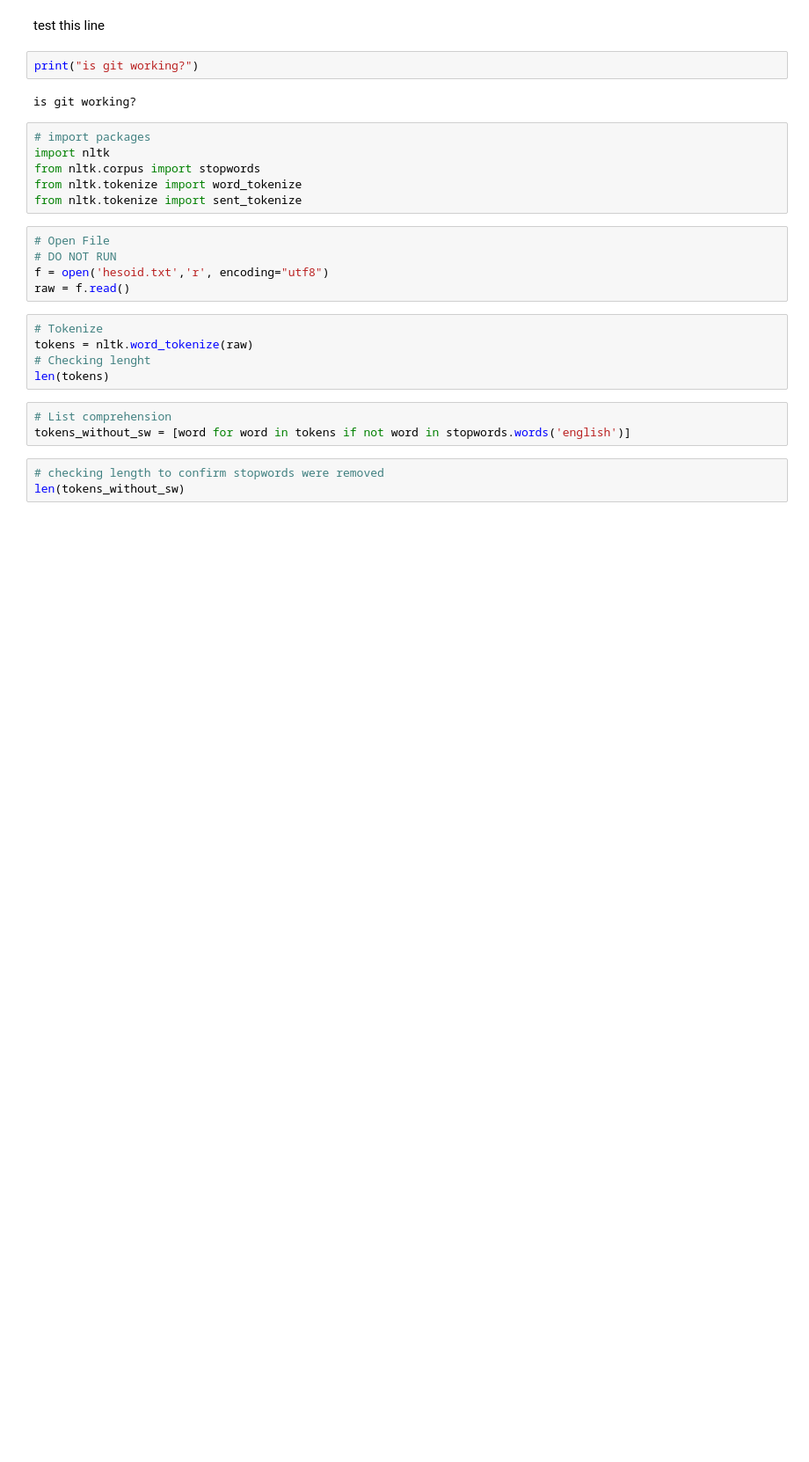
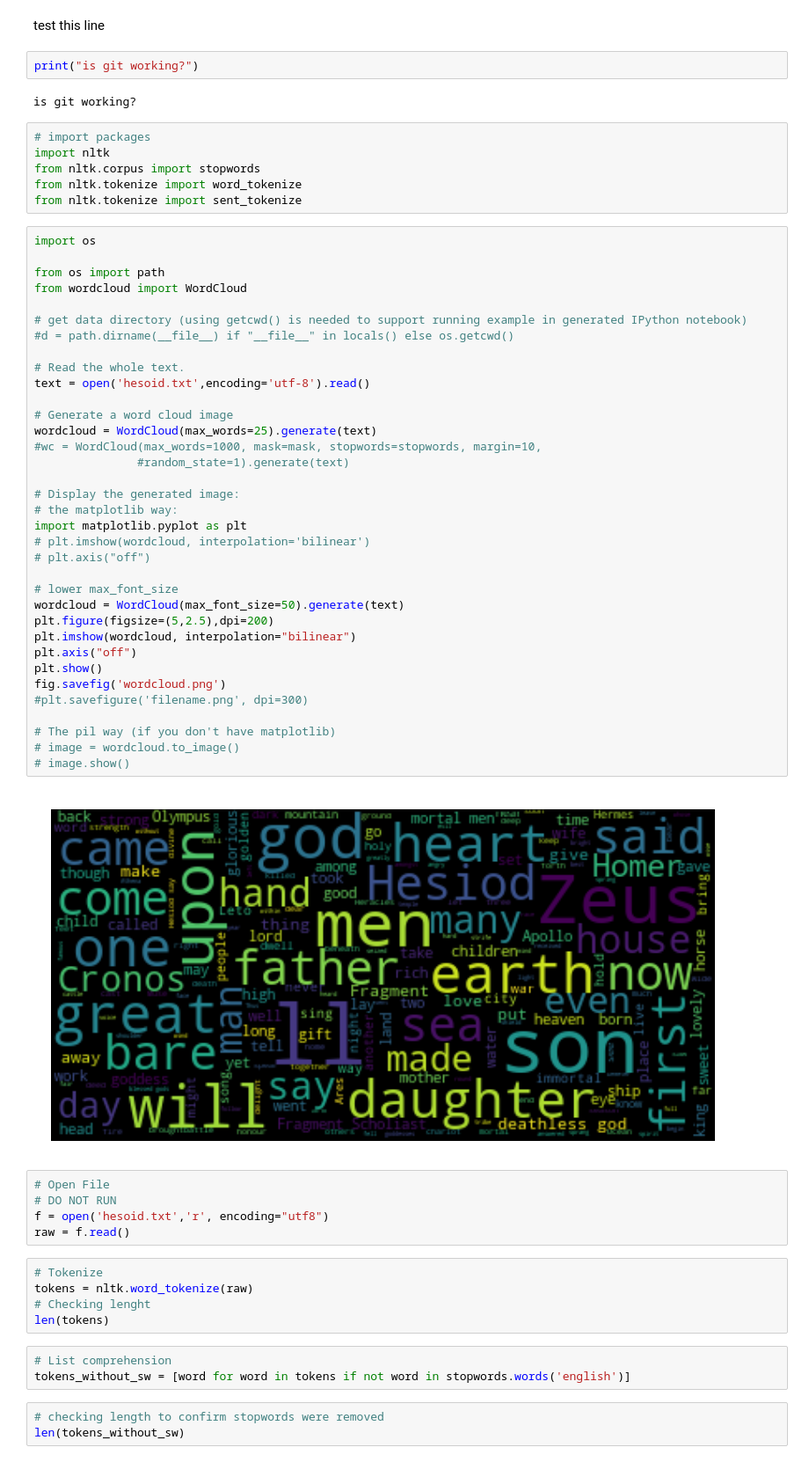
Before and after one commit to searanch/hesiod, a Jupyter notebook: hesiod.ipynb, the cells around one changed output. Shown: that part at 88% size. Saved outputs shown, nothing was run; the diff lists cells and outputs as text; blank space fills up the shorter version.

Commit message:
Created wordclod and saved to image.

```diff
--- a/hesiod.ipynb
+++ b/hesiod.ipynb
@@ -14,6 +14,43 @@ import nltk
 from nltk.corpus import stopwords
 from nltk.tokenize import word_tokenize
 from nltk.tokenize import sent_tokenize
+# %%
+import os
+
+from os import path
+from wordcloud import WordCloud
+
+# get data directory (using getcwd() is needed to support running example in generated IPython notebook)
+#d = path.dirname(__file__) if "__file__" in locals() else os.getcwd()
+
+# Read the whole text.
+text = open('hesoid.txt',encoding='utf-8').read()
+
+# Generate a word cloud image
+wordcloud = WordCloud(max_words=25).generate(text)
+#wc = WordCloud(max_words=1000, mask=mask, stopwords=stopwords, margin=10,
+               #random_state=1).generate(text)
+
+# Display the generated image:
+# the matplotlib way:
+import matplotlib.pyplot as plt
+# plt.imshow(wordcloud, interpolation='bilinear')
+# plt.axis("off")
+
+# lower max_font_size
+wordcloud = WordCloud(max_font_size=50).generate(text)
+plt.figure(figsize=(5,2.5),dpi=200)
+plt.imshow(wordcloud, interpolation="bilinear")
+plt.axis("off")
+plt.show()
+fig.savefig('wordcloud.png')
+#plt.savefigure('filename.png', dpi=300)
+
+# The pil way (if you don't have matplotlib)
+# image = wordcloud.to_image()
+# image.show()
+# %% [output]
+[figure, added]
 # %%
 # Open File
 # DO NOT RUN
```
Also changed, not shown: 1 other file.
